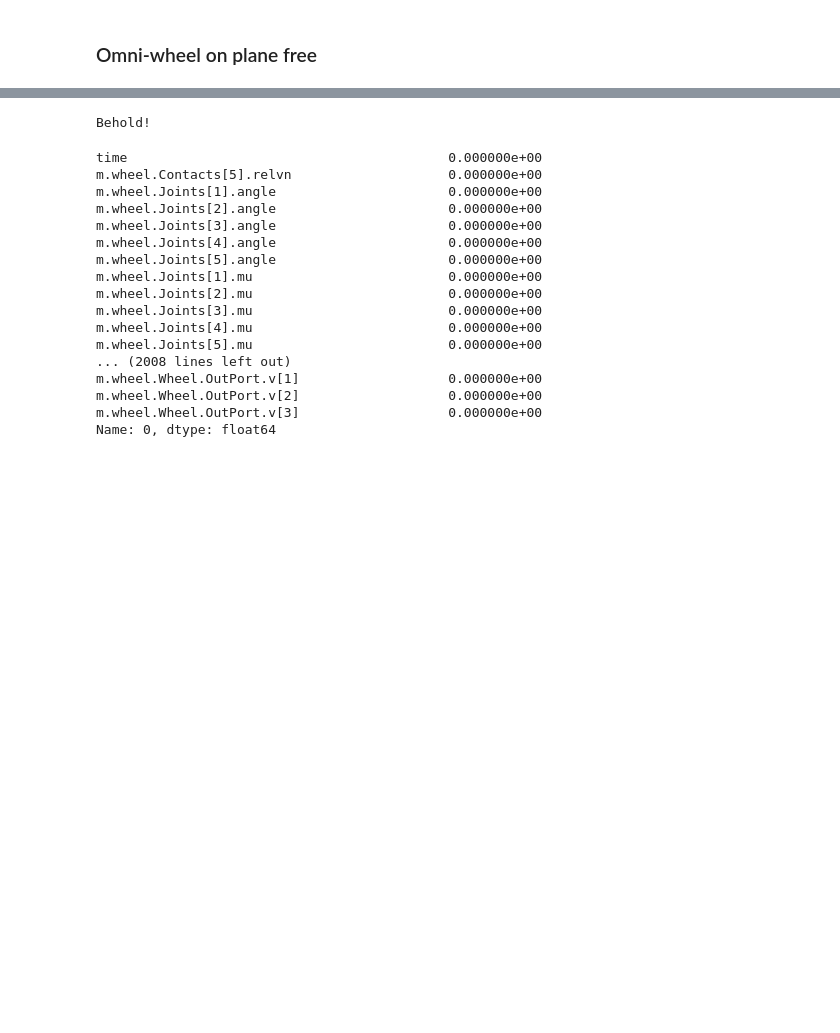
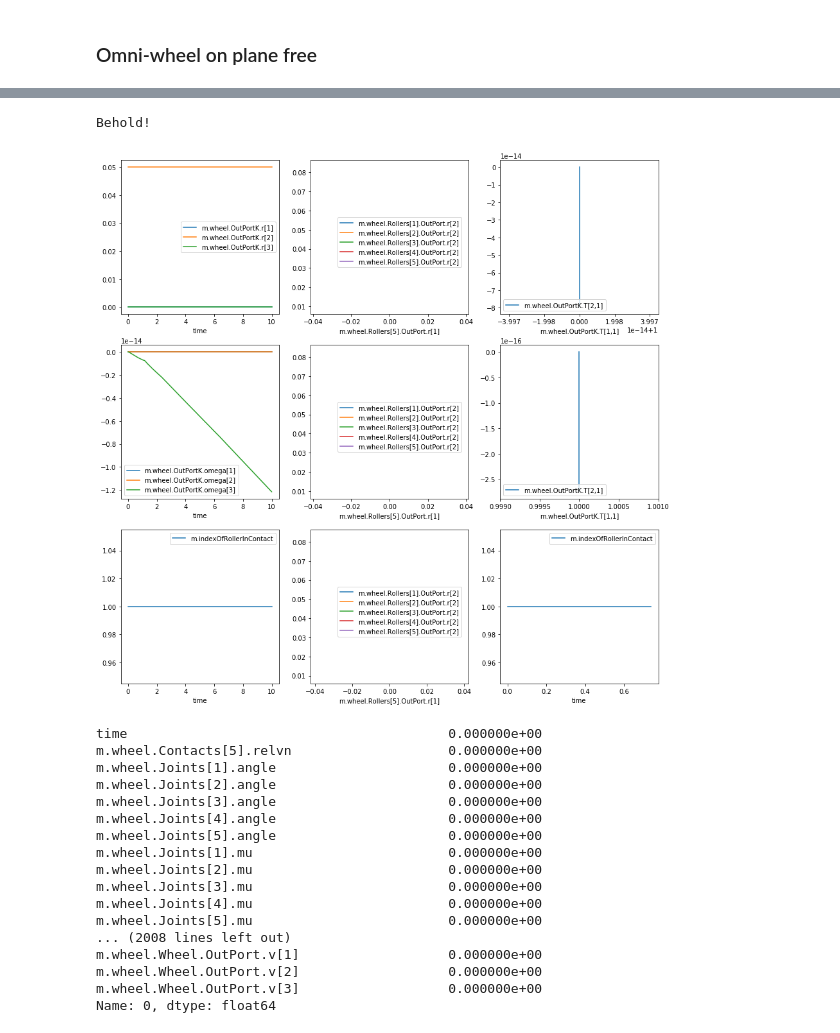
Before and after one commit to admech/mbs, a Jupyter notebook: omni/py.ipynb, the cells around one changed output, grey strips where cells are left out. Cells and saved outputs as stored; diff of their text form; code cells hidden in the pictures; blank space fills up the shorter version.

```diff
--- a/omni/py.ipynb
+++ b/omni/py.ipynb
@@ -323,7 +323,7 @@ for i in range(n):
         , 'm.wheel.Rollers[' + str(i + 1) + '].OutPort.r[2]'
         ]
     ].plot(x = 'm.wheel.Rollers[' + str(i + 1) + '].OutPort.r[1]', ax = axs[0][1])
-axs[0][1].legend(bbox_to_anchor=(0.5, 0.65))
+axs[0][1].legend(bbox_to_anchor=(0.15, 0.65))
 
 axs[0][2].axis('equal')
 res[
@@ -349,38 +349,39 @@ for i in range(n):
         , 'm.wheel.Rollers[' + str(i + 1) + '].OutPort.r[2]'
         ]
     ].plot(x = 'm.wheel.Rollers[' + str(i + 1) + '].OutPort.r[1]', ax = axs[1][1])
-axs[1][1].legend(bbox_to_anchor=(0.5, 0.65))
+axs[1][1].legend(bbox_to_anchor=(0.15, 0.65))
 
 axs[1][2].axis('equal')
 res.head(num_head)[
     [ 'm.wheel.OutPortK.T[1,1]'
     , 'm.wheel.OutPortK.T[2,1]'
     ]
 ].plot(x = 'm.wheel.OutPortK.T[1,1]', ax = axs[1][2])
 
 res[
     [ 'time'
     , 'm.indexOfRollerInContact'
     ]
 ].plot(x = 'time', ax = axs[2][0])
 
 res.head(num_head)[
     [ 'time'
     , 'm.indexOfRollerInContact'
     ]
 ].plot(x = 'time', ax = axs[2][2])
 
 for i in range(n):
     res[
         [ 'm.wheel.Rollers[' + str(i + 1) + '].OutPort.r[1]'
         , 'm.wheel.Rollers[' + str(i + 1) + '].OutPort.r[2]'
         ]
     ].plot(x = 'm.wheel.Rollers[' + str(i + 1) + '].OutPort.r[1]', ax = axs[2][1])
-axs[2][1].legend(bbox_to_anchor=(0.5, 0.65))
+axs[2][1].legend(bbox_to_anchor=(0.15, 0.65))
 
 print('Behold!')
 # %% [output]
 Behold!
+[figure, added]
 # %%
 with pd.option_context('display.max_rows', None, 'display.max_columns', None):
     print(res.iloc[0])
```
Also changed, not shown: parts of 1 cell of this notebook, 4 other files.
